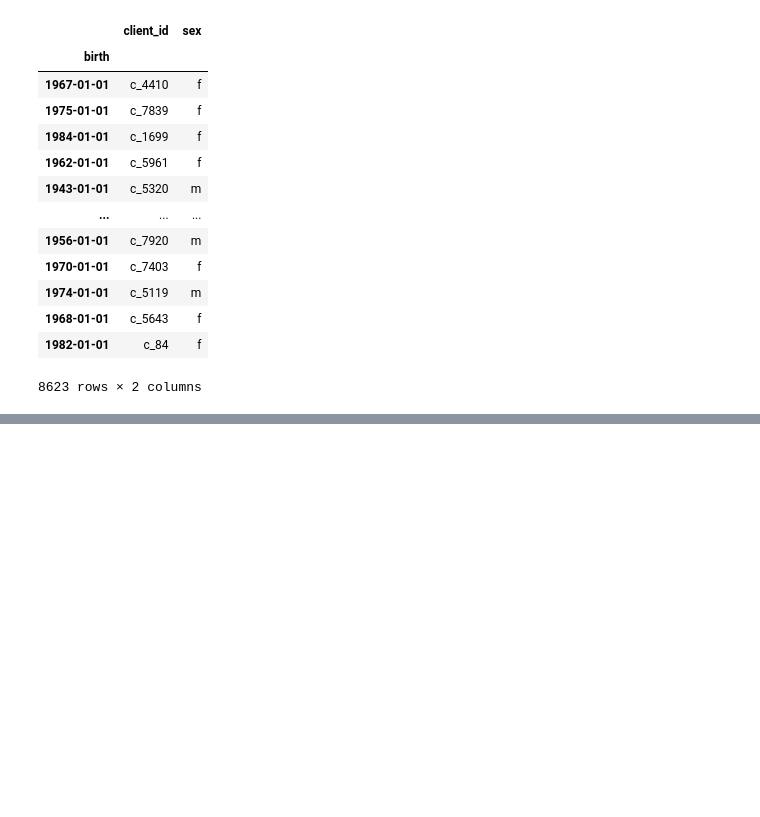
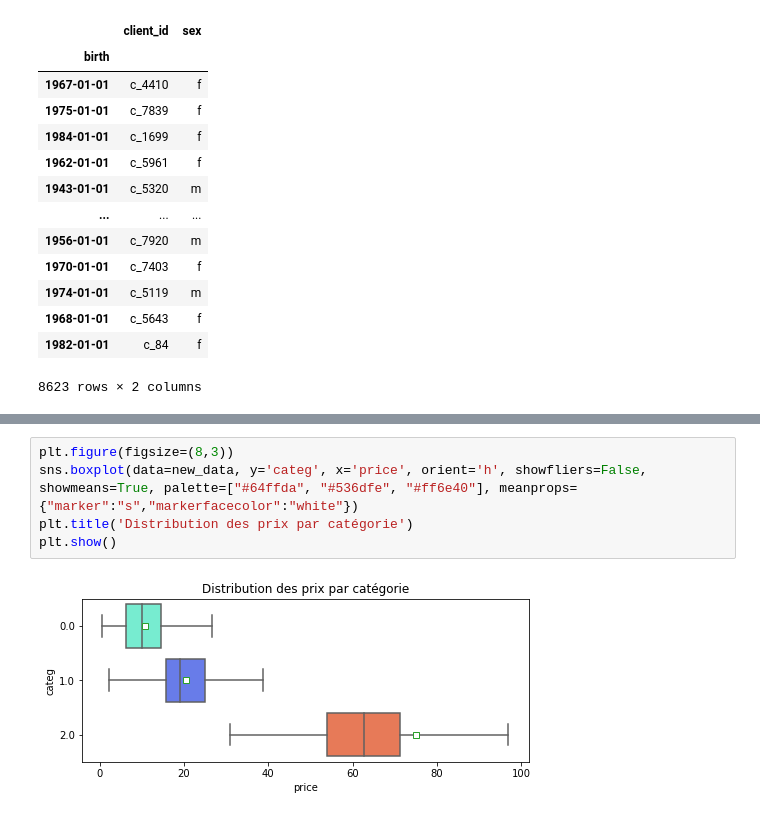
Before and after one commit to LaurenceAndraud/Brief---Book-business, a Jupyter notebook: analyse_librairie(bis).ipynb, the cells around one changed output, grey strips where cells are left out. Saved outputs shown, nothing was run; the diff lists cells and outputs as text; blank space fills up the shorter version.

```diff
--- a/analyse_librairie(bis).ipynb
+++ b/analyse_librairie(bis).ipynb
@@ -369,0 +370,7 @@ Deprecated in NumPy 1.20; for more details and guidance: https://numpy.org/devdo
+# %%
+plt.figure(figsize=(8,3))
+sns.boxplot(data=new_data, y='categ', x='price', orient='h', showfliers=False, showmeans=True, palette=["#64ffda", "#536dfe", "#ff6e40"], meanprops={"marker":"s","markerfacecolor":"white"})
+plt.title('Distribution des prix par catégorie')
+plt.show()
+# %% [output]
+[figure, added]
```
Also changed, not shown: parts of 5 cells of this notebook, 1 other file.
